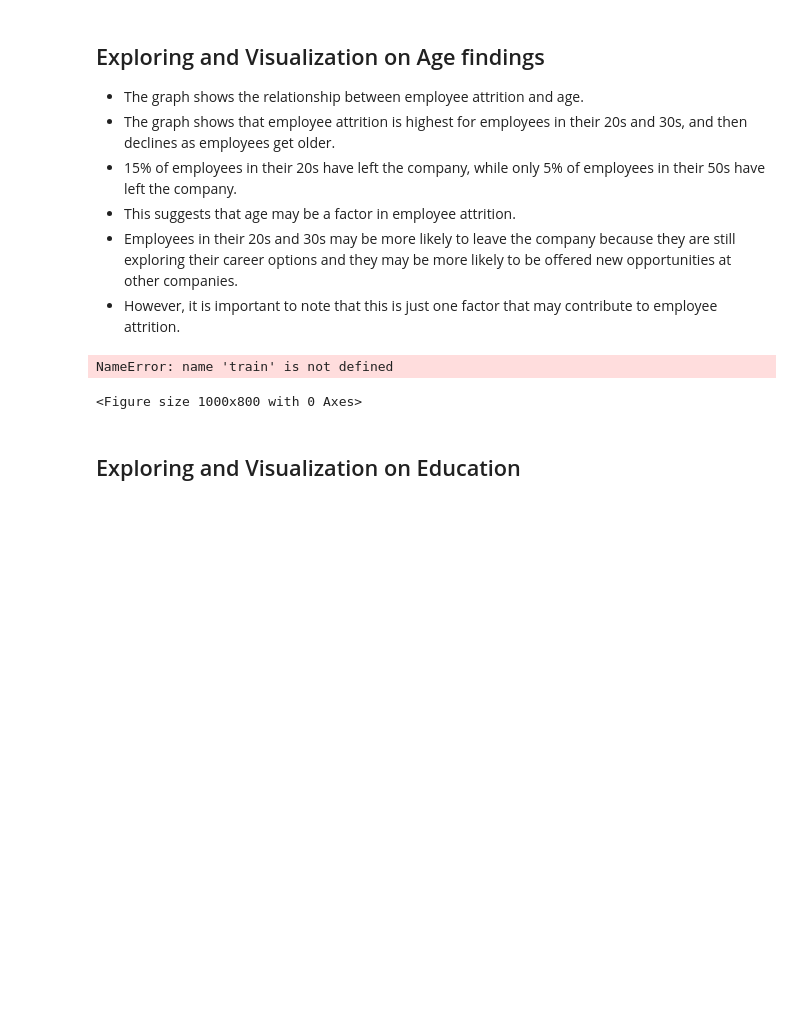
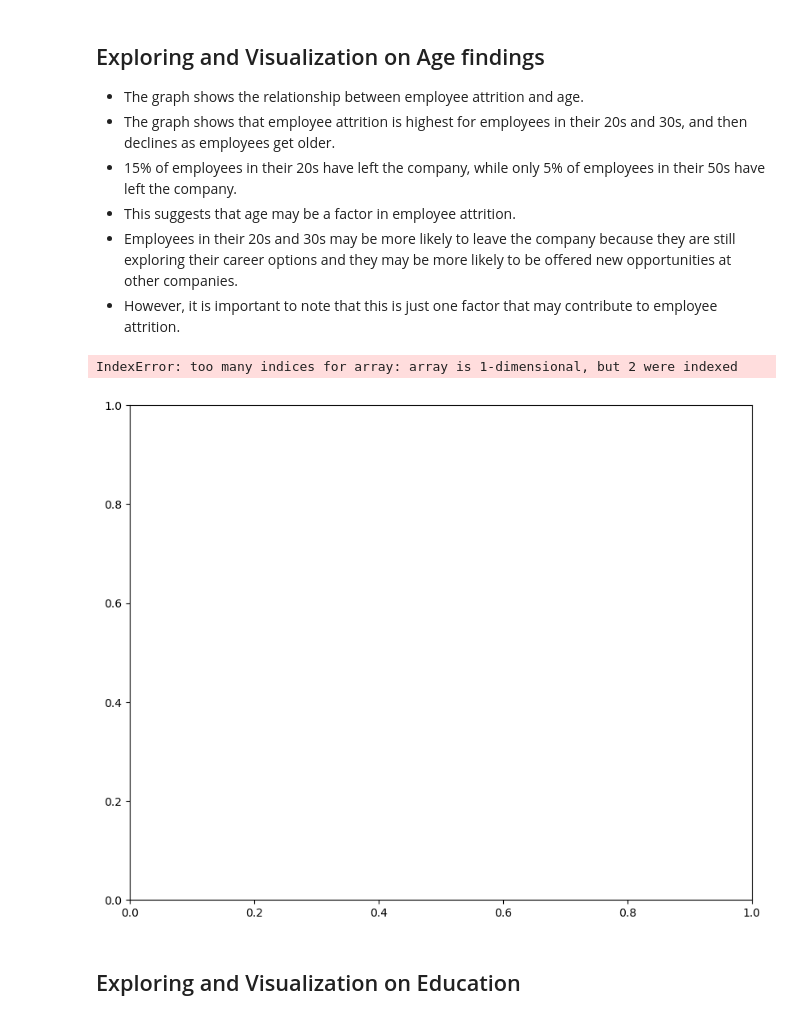
Before and after one commit to Miatta-Sinayoko/Employee-Churn-Prediction, a Jupyter notebook: explore.ipynb, the cells around one changed output. Saved outputs shown, nothing was run; the diff lists cells and outputs as text; code cells hidden in the pictures; blank space fills up the shorter version.

```diff
--- a/explore.ipynb
+++ b/explore.ipynb
@@ -246,15 +248,15 @@ plt.show()
 # %%
 # Example: Bar plot of 'Education' vs. 'Attrition''
 
 plt.figure(figsize=(10, 8))
-sns.countplot(data=train, x='Education', hue='Yes_Attrition')
+sns.countplot(data=selected_df, x='Education', hue='Yes_Attrition')
 plt.title('Does Education have a relationship with employee Attrition?')
 plt.xlabel('Education')
 plt.ylabel('Count')
 plt.show()
 # %% [output]
-NameError: name 'train' is not defined
+IndexError: too many indices for array: array is 1-dimensional, but 2 were indexed
-<Figure size 1000x800 with 0 Axes>
+[figure, added]
 # %% [markdown]
 ## Exploring and Visualization on Education
 # %%
```
Also changed, not shown: parts of 14 cells of this notebook.
